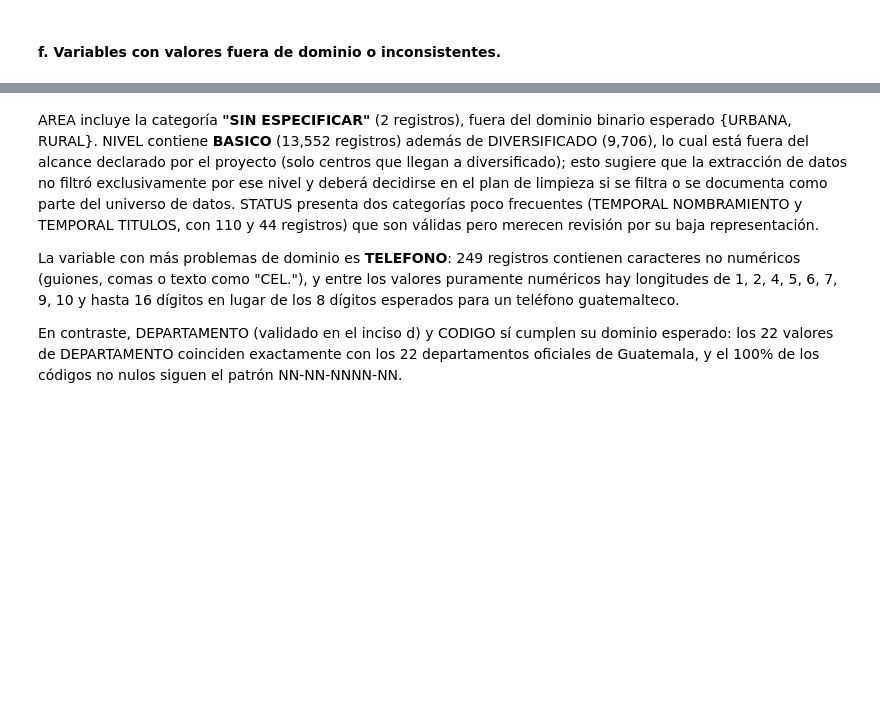
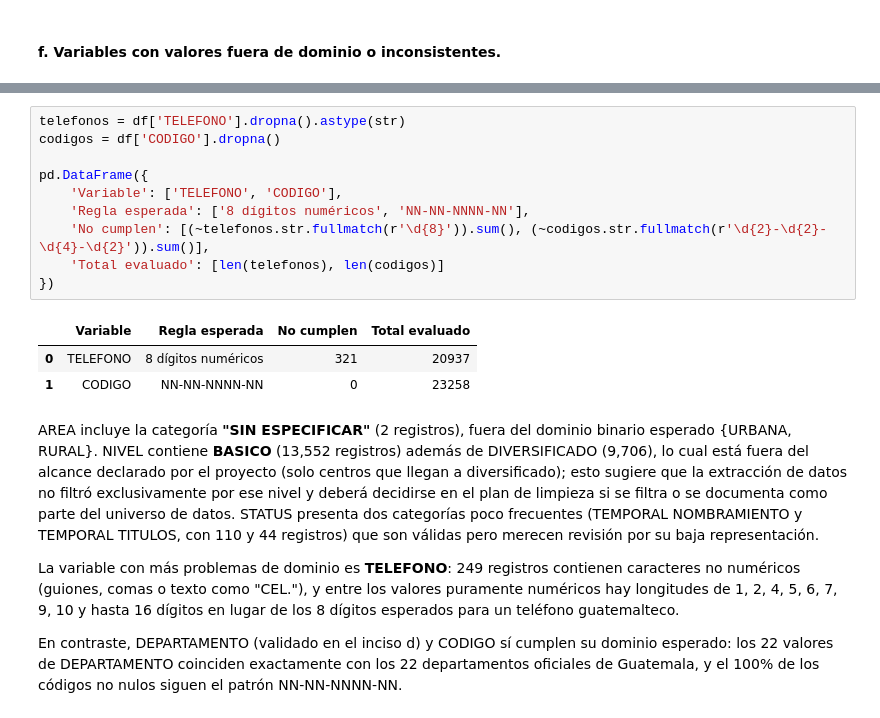
Before and after one commit to CindyGualim/DATA-SCIENCE_CC3084, a Jupyter notebook: Exploracion_Datos_Mineduc.ipynb, the cells around one changed output, grey strips where cells are left out. Drawn from its saved outputs; the diff is of its cells as text; blank space fills up the shorter version.

```diff
--- a/Exploracion_Datos_Mineduc.ipynb
+++ b/Exploracion_Datos_Mineduc.ipynb
@@ -279,3 +206,17 @@ TELEFONO: distribución de longitud entre los valores puramente numéricos
+# %%
+telefonos = df['TELEFONO'].dropna().astype(str)
+codigos = df['CODIGO'].dropna()
+
+pd.DataFrame({
+    'Variable': ['TELEFONO', 'CODIGO'],
+    'Regla esperada': ['8 dígitos numéricos', 'NN-NN-NNNN-NN'],
+    'No cumplen': [(~telefonos.str.fullmatch(r'\d{8}')).sum(), (~codigos.str.fullmatch(r'\d{2}-\d{2}-\d{4}-\d{2}')).sum()],
+    'Total evaluado': [len(telefonos), len(codigos)]
+})
+# %% [output]
+|  | Variable | Regla esperada | No cumplen | Total evaluado |
+| 0 | TELEFONO | 8 dígitos numéricos | 321 | 20937 |
+| 1 | CODIGO | NN-NN-NNNN-NN | 0 | 23258 |
 # %% [markdown]
 AREA incluye la categoría **"SIN ESPECIFICAR"** (2 registros), fuera del dominio binario esperado {URBANA, RURAL}. NIVEL contiene **BASICO** (13,552 registros) además de DIVERSIFICADO (9,706), lo cual está fuera del alcance declarado por el proyecto (solo centros que llegan a diversificado); esto sugiere que la extracción de datos no filtró exclusivamente por ese nivel y deberá decidirse en el plan de limpieza si se filtra o se documenta como parte del universo de datos. STATUS presenta dos categorías poco frecuentes (TEMPORAL NOMBRAMIENTO y TEMPORAL TITULOS, con 110 y 44 registros) que son válidas pero merecen revisión por su baja representación.
 
```
Also changed, not shown: parts of 4 cells of this notebook.
